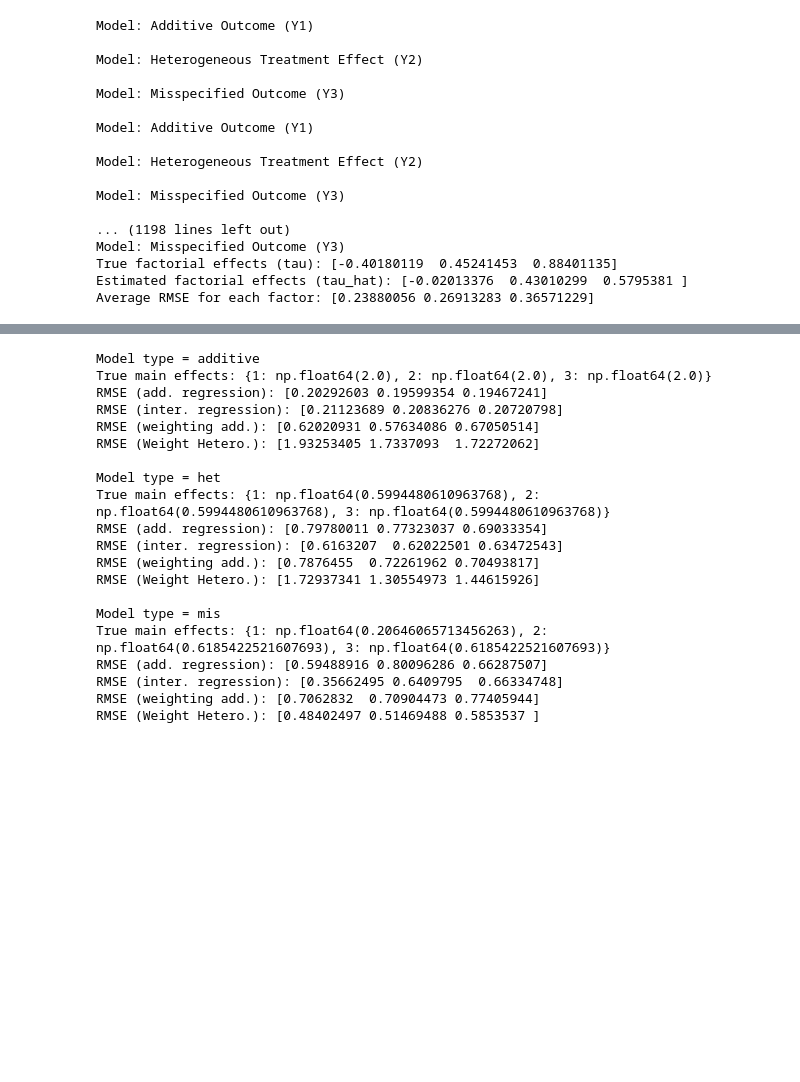
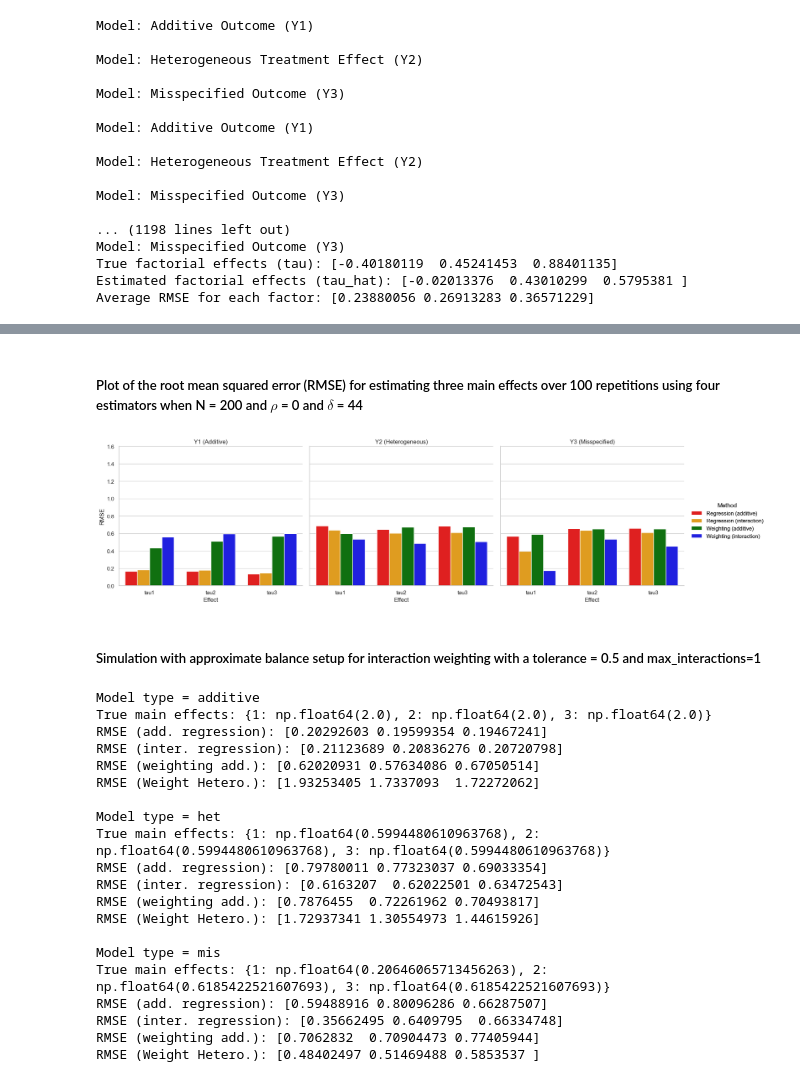
Before and after one commit to jjhuang4/mips-research, a Jupyter notebook: mip setup.ipynb, the cells around one changed output, grey strips where cells are left out. Cells and saved outputs as stored; diff of their text form; code cells hidden in the pictures; blank space fills up the shorter version.

Commit message:
update on simulation

```diff
--- a/mip setup.ipynb
+++ b/mip setup.ipynb
@@ -2052,3 +1896,75 @@ RMSE (Weight Hetero.): [0.41110956 0.33313597 0.36898886]
+# %% [markdown]
+##### Plot of the root mean squared error (RMSE) for estimating three main effects over 100 repetitions using four estimators when N = 200 and $\rho$ = 0 and $\delta$ = 44
+# %%
+def plot_rmse_comparison_alternative(results_dict):
+    effects = ['tau1', 'tau2', 'tau3']
+    models = {"additive": "Y1 (Additive)", "het": "Y2 (Heterogeneous)", "mis": "Y3 (Misspecified)"}
+
+    # Convert dictionary into DataFrame for plotting
+    data = []
+    for model_type, rmse_vals in results_dict.items():
+        for method, values in rmse_vals.items():
+            for i, val in enumerate(values):
+                data.append([models[model_type], effects[i], val, method])
+
+    df = pd.DataFrame(data, columns=["Outcome Model", "Effect", "RMSE", "Method"])
+
+    # Set style
+    sns.set(style="whitegrid")
+
+    # Create FacetGrid bar plot
+    g = sns.catplot(
+        data=df,
+        x="Effect",
+        y="RMSE",
+        hue="Method",
+        col="Outcome Model",
+        kind="bar",
+        palette=['red', 'orange', 'green', 'blue'],
+        height=5,
+        aspect=1
+    )
+
+    # Adjust labels
+    g.set_axis_labels("Effect", "RMSE")
+    g.set_titles("{col_name}")
+    g.set_xticklabels(rotation=0)
+    g.add_legend(title="Method")
+    g.set(ylim=(0, 1.6))
+
+    # Show the plot
+    plt.show()
+
+# Example usage with dummy data (Replace this with actual simulation results)
+results_dict = {}
+
+results_dict = {
+    "additive": {
+        "Regression (additive)": [0.16674451, 0.16668409, 0.13572587],
+        "Regression (interaction)": [0.1828015, 0.17892195, 0.14453705],
+        "Weighting (additive)": [0.43336642, 0.51095538, 0.56777541],
+        "Weighting (interaction)": [0.55988955, 0.5961413, 0.5992724]
+    },
+    "het": {
+        "Regression (additive)": [0.68645406, 0.64643962, 0.6846551],
+        "Regression (interaction)": [0.64012276, 0.604365, 0.61318456],
+        "Weighting (additive)": [0.59895346, 0.67137641, 0.67401233],
+        "Weighting (interaction)": [0.53309982, 0.48438887, 0.50711445]
+    },
+    "mis": {
+        "Regression (additive)": [0.568636, 0.65443518, 0.6581855],
+        "Regression (interaction)": [0.39688473, 0.63397241, 0.61117254],
+        "Weighting (additive)": [0.59196178, 0.65228133, 0.64987289],
+        "Weighting (interaction)": [0.17571767, 0.53443475, 0.45277229]
+    }
+}
+
+
+plot_rmse_comparison_alternative(results_dict)
+# %% [output]
+[figure, added]
+# %% [markdown]
+##### Simulation with approximate balance setup for interaction weighting with a tolerance = 0.5 and max_interactions=1
 # %%
 np.random.seed(123)
 
```
Also changed, not shown: parts of 17 cells of this notebook, 4 other files.
